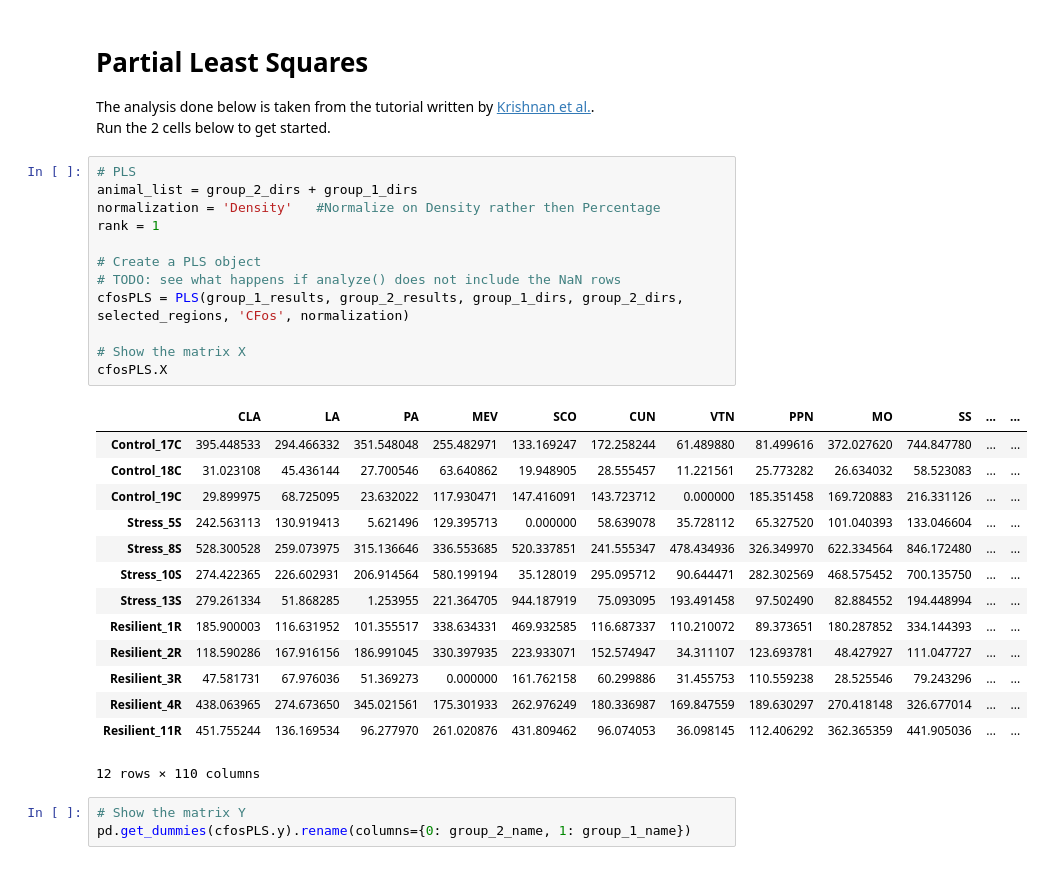
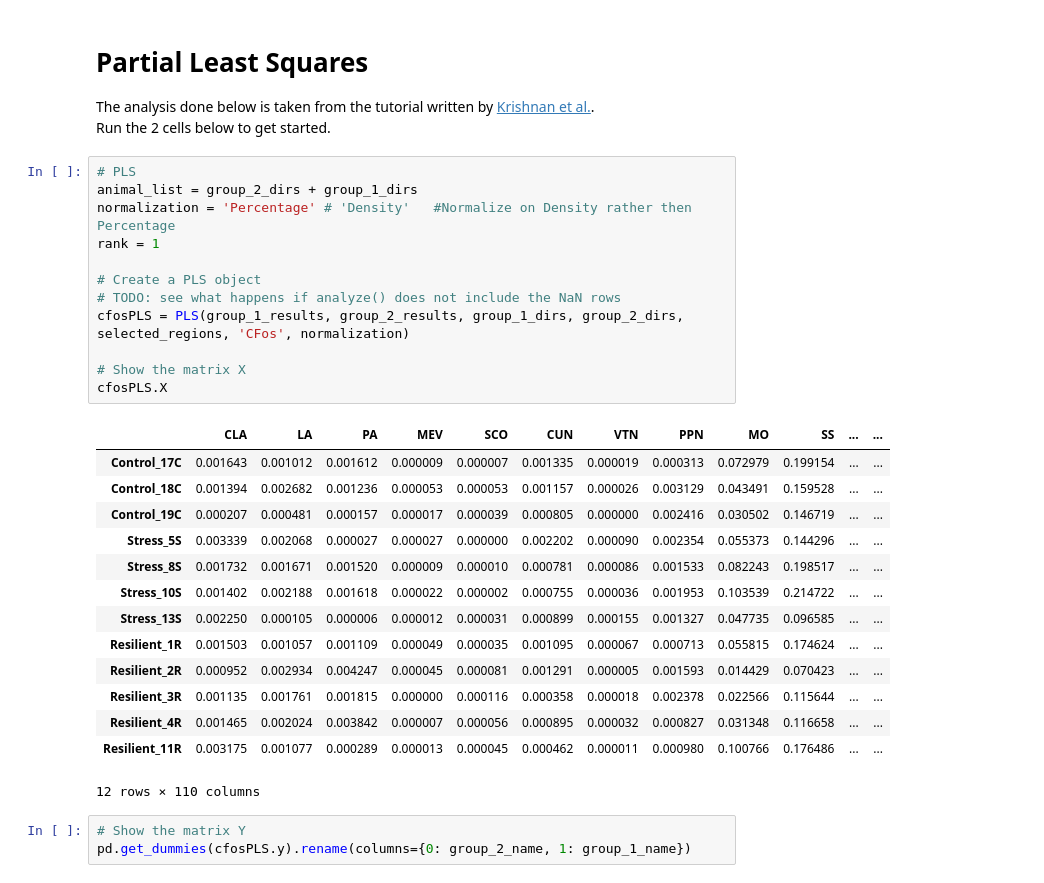
Before and after one commit to greenpolo/BraiAn, a Jupyter notebook: CFOS_cell_counts_CvS.ipynb, the cells around one changed output. Saved outputs shown, nothing was run; the diff lists cells and outputs as text.

```diff
--- a/CFOS_cell_counts_CvS.ipynb
+++ b/CFOS_cell_counts_CvS.ipynb
@@ -349,29 +351,29 @@ Run the 2 cells below to get started.
 # %%
 # PLS
 animal_list = group_2_dirs + group_1_dirs
-normalization = 'Density'   #Normalize on Density rather then Percentage
+normalization = 'Percentage' # 'Density'   #Normalize on Density rather then Percentage
 rank = 1
 
 # Create a PLS object
 # TODO: see what happens if analyze() does not include the NaN rows
 cfosPLS = PLS(group_1_results, group_2_results, group_1_dirs, group_2_dirs, selected_regions, 'CFos', normalization)
 
 # Show the matrix X
 cfosPLS.X
 # %% [output]
 |  | CLA | LA | PA | MEV | SCO | CUN | VTN | PPN | MO | SS | ... | ... |
-| Control_17C | 395.448533 | 294.466332 | 351.548048 | 255.482971 | 133.169247 | 172.258244 | 61.489880 | 81.499616 | 372.027620 | 744.847780 | ... | ... |
-| Control_18C | 31.023108 | 45.436144 | 27.700546 | 63.640862 | 19.948905 | 28.555457 | 11.221561 | 25.773282 | 26.634032 | 58.523083 | ... | ... |
-| Control_19C | 29.899975 | 68.725095 | 23.632022 | 117.930471 | 147.416091 | 143.723712 | 0.000000 | 185.351458 | 169.720883 | 216.331126 | ... | ... |
-| Stress_5S | 242.563113 | 130.919413 | 5.621496 | 129.395713 | 0.000000 | 58.639078 | 35.728112 | 65.327520 | 101.040393 | 133.046604 | ... | ... |
-| Stress_8S | 528.300528 | 259.073975 | 315.136646 | 336.553685 | 520.337851 | 241.555347 | 478.434936 | 326.349970 | 622.334564 | 846.172480 | ... | ... |
-| Stress_10S | 274.422365 | 226.602931 | 206.914564 | 580.199194 | 35.128019 | 295.095712 | 90.644471 | 282.302569 | 468.575452 | 700.135750 | ... | ... |
-| Stress_13S | 279.261334 | 51.868285 | 1.253955 | 221.364705 | 944.187919 | 75.093095 | 193.491458 | 97.502490 | 82.884552 | 194.448994 | ... | ... |
-| Resilient_1R | 185.900003 | 116.631952 | 101.355517 | 338.634331 | 469.932585 | 116.687337 | 110.210072 | 89.373651 | 180.287852 | 334.144393 | ... | ... |
-| Resilient_2R | 118.590286 | 167.916156 | 186.991045 | 330.397935 | 223.933071 | 152.574947 | 34.311107 | 123.693781 | 48.427927 | 111.047727 | ... | ... |
-| Resilient_3R | 47.581731 | 67.976036 | 51.369273 | 0.000000 | 161.762158 | 60.299886 | 31.455753 | 110.559238 | 28.525546 | 79.243296 | ... | ... |
-| Resilient_4R | 438.063965 | 274.673650 | 345.021561 | 175.301933 | 262.976249 | 180.336987 | 169.847559 | 189.630297 | 270.418148 | 326.677014 | ... | ... |
-| Resilient_11R | 451.755244 | 136.169534 | 96.277970 | 261.020876 | 431.809462 | 96.074053 | 36.098145 | 112.406292 | 362.365359 | 441.905036 | ... | ... |
+| Control_17C | 0.001643 | 0.001012 | 0.001612 | 0.000009 | 0.000007 | 0.001335 | 0.000019 | 0.000313 | 0.072979 | 0.199154 | ... | ... |
+| Control_18C | 0.001394 | 0.002682 | 0.001236 | 0.000053 | 0.000053 | 0.001157 | 0.000026 | 0.003129 | 0.043491 | 0.159528 | ... | ... |
+| Control_19C | 0.000207 | 0.000481 | 0.000157 | 0.000017 | 0.000039 | 0.000805 | 0.000000 | 0.002416 | 0.030502 | 0.146719 | ... | ... |
+| Stress_5S | 0.003339 | 0.002068 | 0.000027 | 0.000027 | 0.000000 | 0.002202 | 0.000090 | 0.002354 | 0.055373 | 0.144296 | ... | ... |
+| Stress_8S | 0.001732 | 0.001671 | 0.001520 | 0.000009 | 0.000010 | 0.000781 | 0.000086 | 0.001533 | 0.082243 | 0.198517 | ... | ... |
+| Stress_10S | 0.001402 | 0.002188 | 0.001618 | 0.000022 | 0.000002 | 0.000755 | 0.000036 | 0.001953 | 0.103539 | 0.214722 | ... | ... |
+| Stress_13S | 0.002250 | 0.000105 | 0.000006 | 0.000012 | 0.000031 | 0.000899 | 0.000155 | 0.001327 | 0.047735 | 0.096585 | ... | ... |
+| Resilient_1R | 0.001503 | 0.001057 | 0.001109 | 0.000049 | 0.000035 | 0.001095 | 0.000067 | 0.000713 | 0.055815 | 0.174624 | ... | ... |
+| Resilient_2R | 0.000952 | 0.002934 | 0.004247 | 0.000045 | 0.000081 | 0.001291 | 0.000005 | 0.001593 | 0.014429 | 0.070423 | ... | ... |
+| Resilient_3R | 0.001135 | 0.001761 | 0.001815 | 0.000000 | 0.000116 | 0.000358 | 0.000018 | 0.002378 | 0.022566 | 0.115644 | ... | ... |
+| Resilient_4R | 0.001465 | 0.002024 | 0.003842 | 0.000007 | 0.000056 | 0.000895 | 0.000032 | 0.000827 | 0.031348 | 0.116658 | ... | ... |
+| Resilient_11R | 0.003175 | 0.001077 | 0.000289 | 0.000013 | 0.000045 | 0.000462 | 0.000011 | 0.000980 | 0.100766 | 0.176486 | ... | ... |
 12 rows × 110 columns
 # %%
 # Show the matrix Y
```
Also changed, not shown: parts of 6 cells of this notebook, 3 other files.
